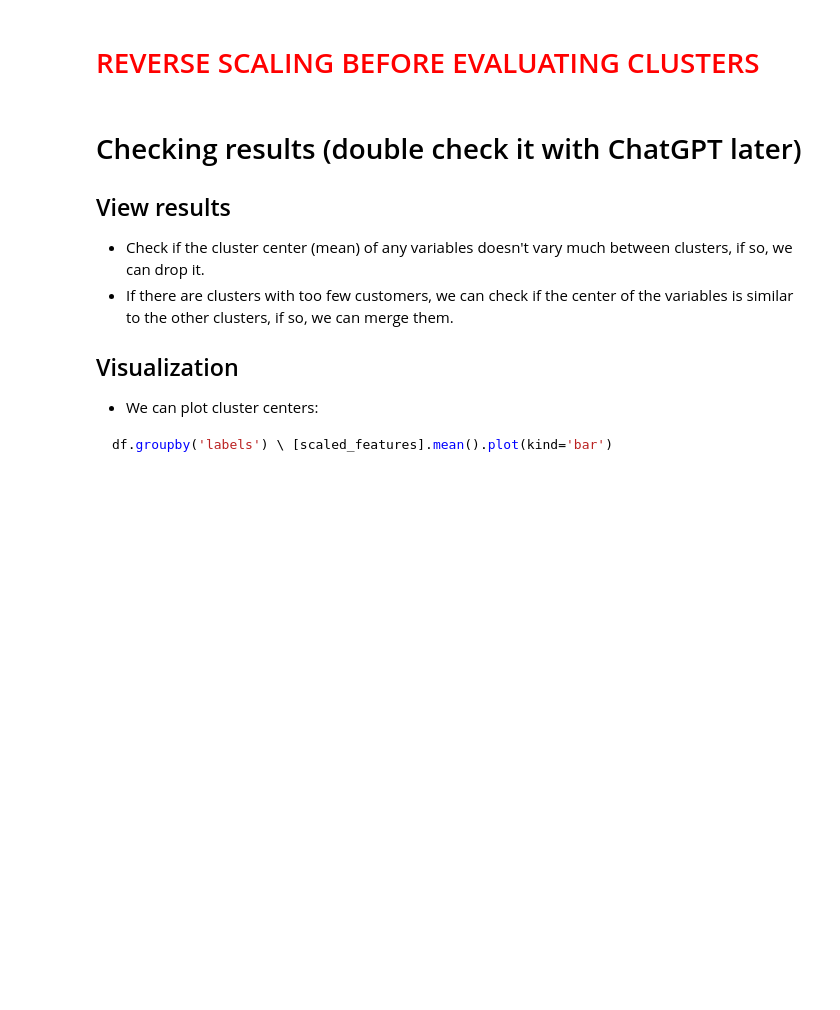
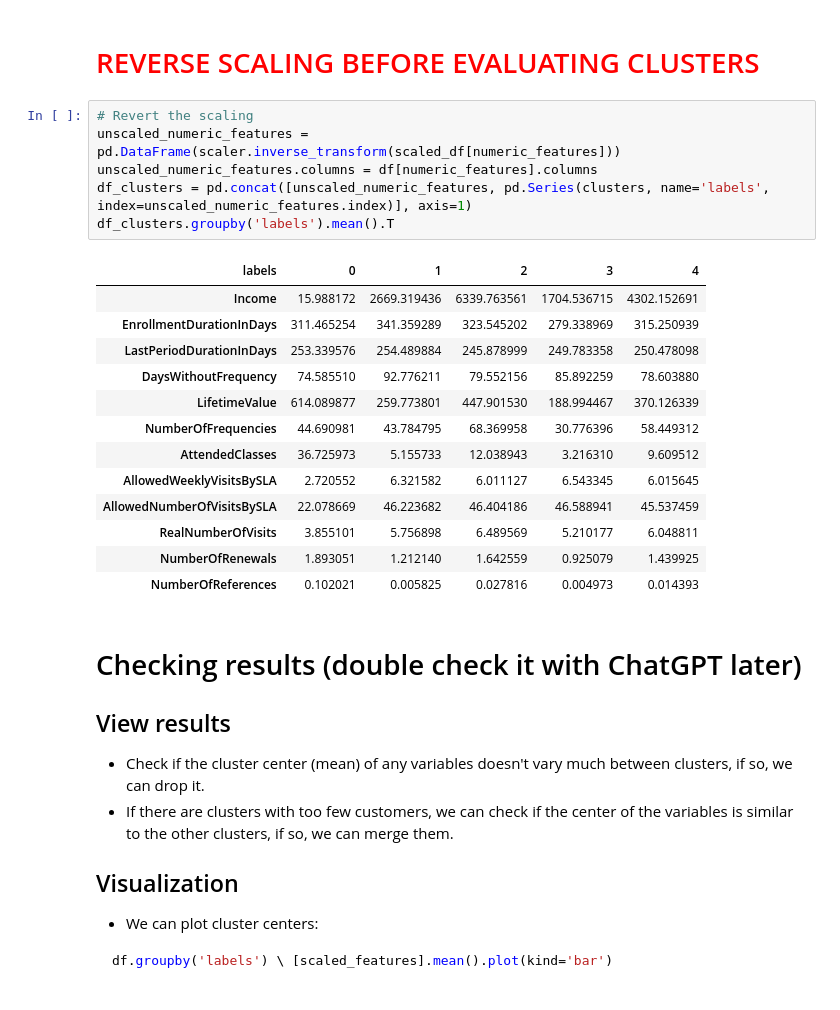
Before and after one commit to carlos-rodrigues75/MDSAA-NOVA-IMS, a Jupyter notebook: data_mining/project/DM2324_Group75.ipynb, the cells around one changed output. Drawn from its saved outputs; the diff is of its cells as text; blank space fills up the shorter version.

```diff
--- a/data_mining/project/DM2324_Group75.ipynb
+++ b/data_mining/project/DM2324_Group75.ipynb
@@ -255,5 +255,25 @@ df_clusters.groupby('labels').mean().T
 # %% [markdown]
 # <span style="color:red">REVERSE SCALING BEFORE EVALUATING CLUSTERS</span>
+# %%
+# Revert the scaling
+unscaled_numeric_features = pd.DataFrame(scaler.inverse_transform(scaled_df[numeric_features]))
+unscaled_numeric_features.columns = df[numeric_features].columns
+df_clusters = pd.concat([unscaled_numeric_features, pd.Series(clusters, name='labels', index=unscaled_numeric_features.index)], axis=1)
+df_clusters.groupby('labels').mean().T
+# %% [output]
+| labels | 0 | 1 | 2 | 3 | 4 |
+| Income | 15.988172 | 2669.319436 | 6339.763561 | 1704.536715 | 4302.152691 |
+| EnrollmentDurationInDays | 311.465254 | 341.359289 | 323.545202 | 279.338969 | 315.250939 |
+| LastPeriodDurationInDays | 253.339576 | 254.489884 | 245.878999 | 249.783358 | 250.478098 |
+| DaysWithoutFrequency | 74.585510 | 92.776211 | 79.552156 | 85.892259 | 78.603880 |
+| LifetimeValue | 614.089877 | 259.773801 | 447.901530 | 188.994467 | 370.126339 |
+| NumberOfFrequencies | 44.690981 | 43.784795 | 68.369958 | 30.776396 | 58.449312 |
+| AttendedClasses | 36.725973 | 5.155733 | 12.038943 | 3.216310 | 9.609512 |
+| AllowedWeeklyVisitsBySLA | 2.720552 | 6.321582 | 6.011127 | 6.543345 | 6.015645 |
+| AllowedNumberOfVisitsBySLA | 22.078669 | 46.223682 | 46.404186 | 46.588941 | 45.537459 |
+| RealNumberOfVisits | 3.855101 | 5.756898 | 6.489569 | 5.210177 | 6.048811 |
+| NumberOfRenewals | 1.893051 | 1.212140 | 1.642559 | 0.925079 | 1.439925 |
+| NumberOfReferences | 0.102021 | 0.005825 | 0.027816 | 0.004973 | 0.014393 |
 # %% [markdown]
 # Checking results (double check it with ChatGPT later)
 ## View results
```
Also changed, not shown: parts of 1 cell of this notebook.
